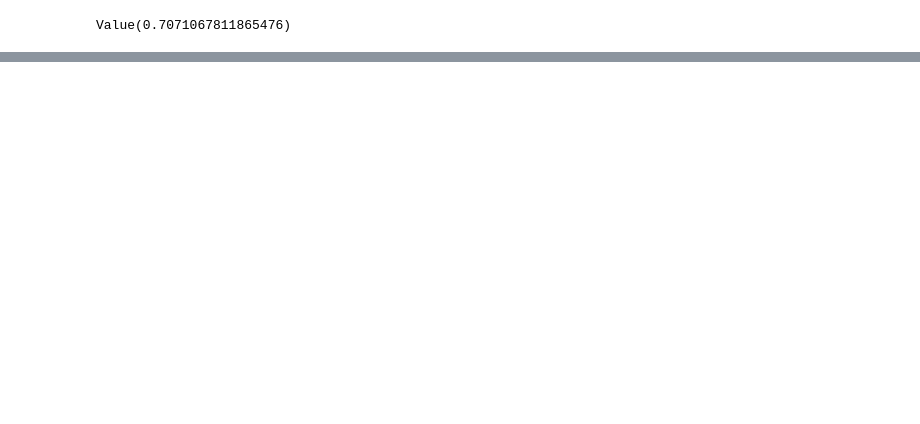
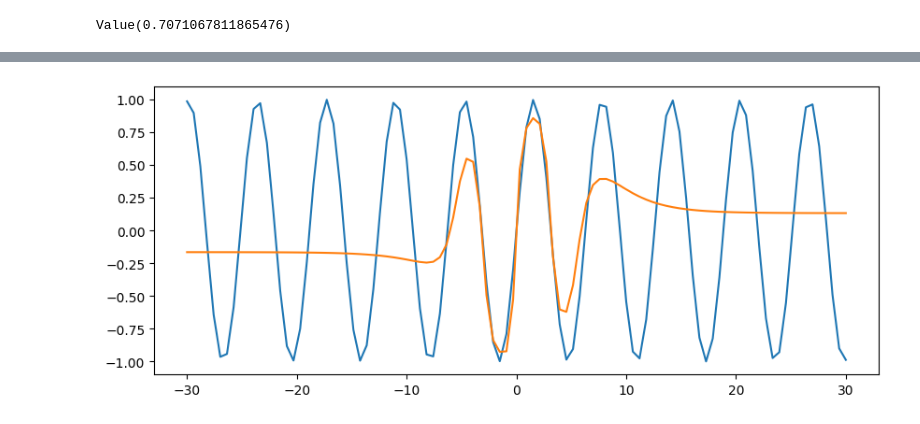
Before and after one commit to GGalim-AG/MLP_from_scratch, a Jupyter notebook: main.ipynb, the cells around one changed output, grey strips where cells are left out. Cells and saved outputs as stored; diff of their text form; code cells hidden in the pictures; blank space fills up the shorter version.

```diff
--- a/main.ipynb
+++ b/main.ipynb
@@ -210,0 +334,10 @@ y_pred
+# %%
+Xte = np.linspace(-30, 30, 100)
+Yte = [math.sin(_) for _ in Xte]
+# %%
+plt.figure(figsize=(10, 4))
+plt.plot(Xte, Yte)
+plt.plot(Xte, [sin_model([x]).data for x in Xte])
+plt.show()
+# %% [output]
+[figure, added]
```
Also changed, not shown: parts of 8 cells of this notebook.
